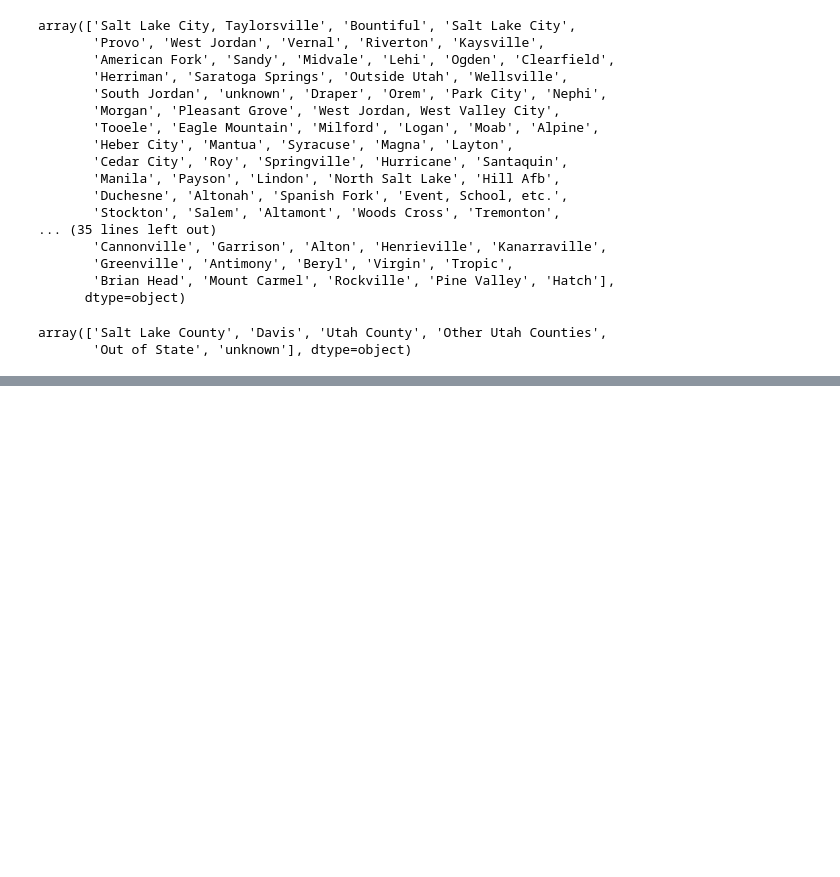
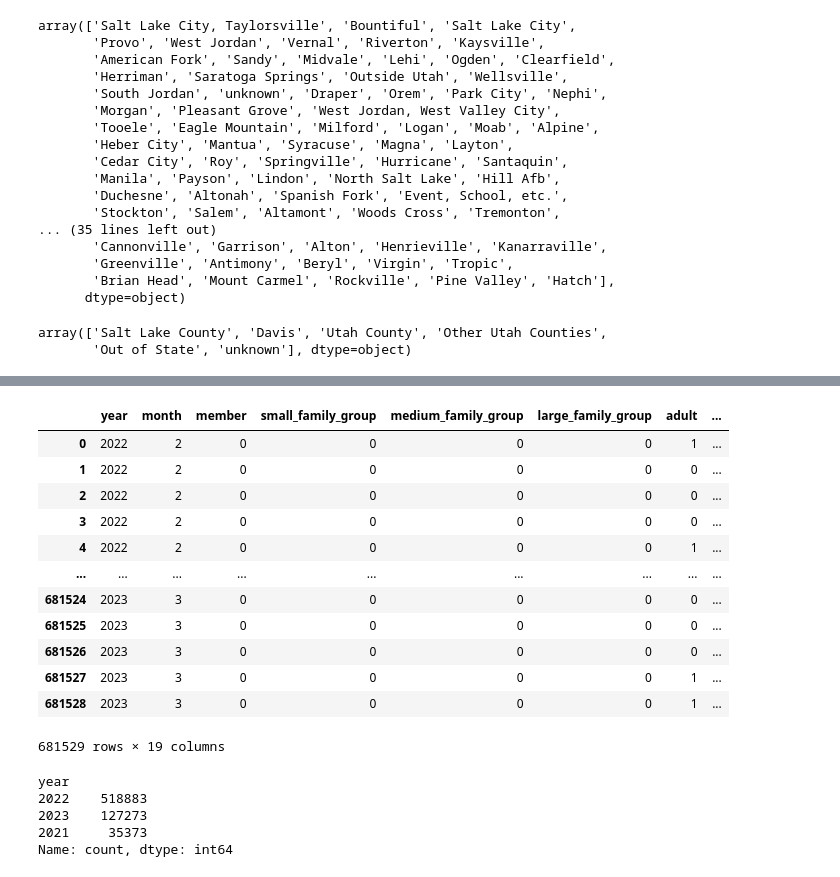
Before and after one commit to CamHauver/Attendance_Model, a Jupyter notebook: clean_filtered_attendance_data.ipynb, the cells around one changed output, grey strips where cells are left out. Cells and saved outputs as stored; diff of their text form; code cells hidden in the pictures; blank space fills up the shorter version.

```diff
--- a/clean_filtered_attendance_data.ipynb
+++ b/clean_filtered_attendance_data.ipynb
@@ -257,0 +486,47 @@ array(['Salt Lake County', 'Davis', 'Utah County', 'Other Utah Counties',
+# %%
+attendance_model_df = expanded_attendance_df.loc[:,
+    [
+    'year',
+    'month',
+    'member',
+    'small_family_group',
+    'medium_family_group',
+    'large_family_group',
+    'adult',
+    'student',
+    'military',
+    'teen',
+    'child',
+    'two_and_under',
+    'senior',
+    'salt_lake_county',
+    'out_of_state',
+    'utah_county',
+    'other_in_state_county',
+    'davis_county',
+    'unknown_county'
+    ]
+]
+attendance_model_df
+# %% [output]
+|  | year | month | member | small_family_group | medium_family_group | large_family_group | adult | ... |
+| 0 | 2022 | 2 | 0 | 0 | 0 | 0 | 1 | ... |
+| 1 | 2022 | 2 | 0 | 0 | 0 | 0 | 0 | ... |
+| 2 | 2022 | 2 | 0 | 0 | 0 | 0 | 0 | ... |
+| 3 | 2022 | 2 | 0 | 0 | 0 | 0 | 0 | ... |
+| 4 | 2022 | 2 | 0 | 0 | 0 | 0 | 1 | ... |
+| ... | ... | ... | ... | ... | ... | ... | ... | ... |
+| 681524 | 2023 | 3 | 0 | 0 | 0 | 0 | 0 | ... |
+| 681525 | 2023 | 3 | 0 | 0 | 0 | 0 | 0 | ... |
+| 681526 | 2023 | 3 | 0 | 0 | 0 | 0 | 0 | ... |
+| 681527 | 2023 | 3 | 0 | 0 | 0 | 0 | 1 | ... |
+| 681528 | 2023 | 3 | 0 | 0 | 0 | 0 | 1 | ... |
+681529 rows × 19 columns
+# %%
+attendance_model_df['year'].value_counts()
+# %% [output]
+year
+2022    518883
+2023    127273
+2021     35373
+Name: count, dtype: int64
```
Also changed, not shown: parts of 46 cells of this notebook, 1 other file.
